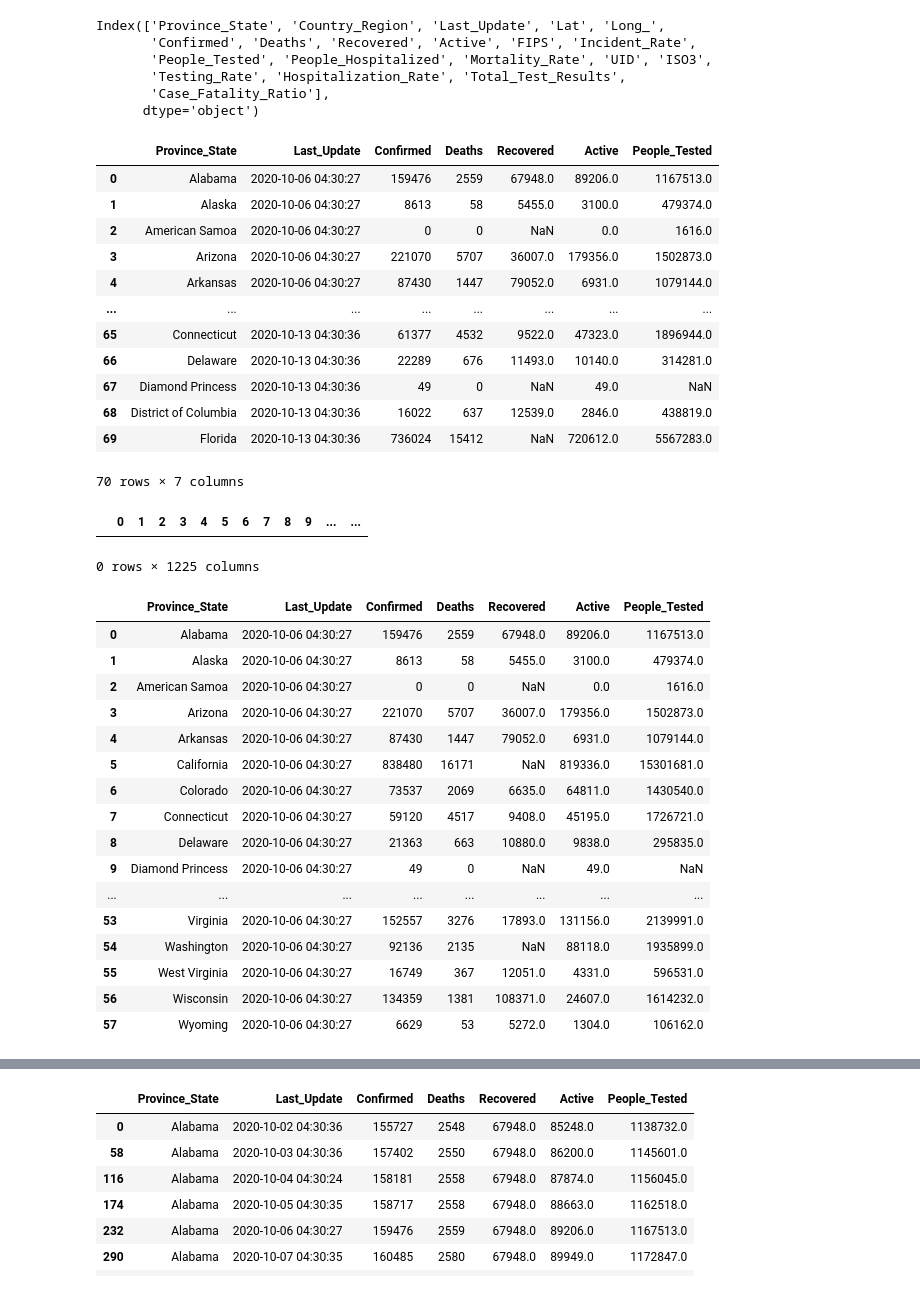
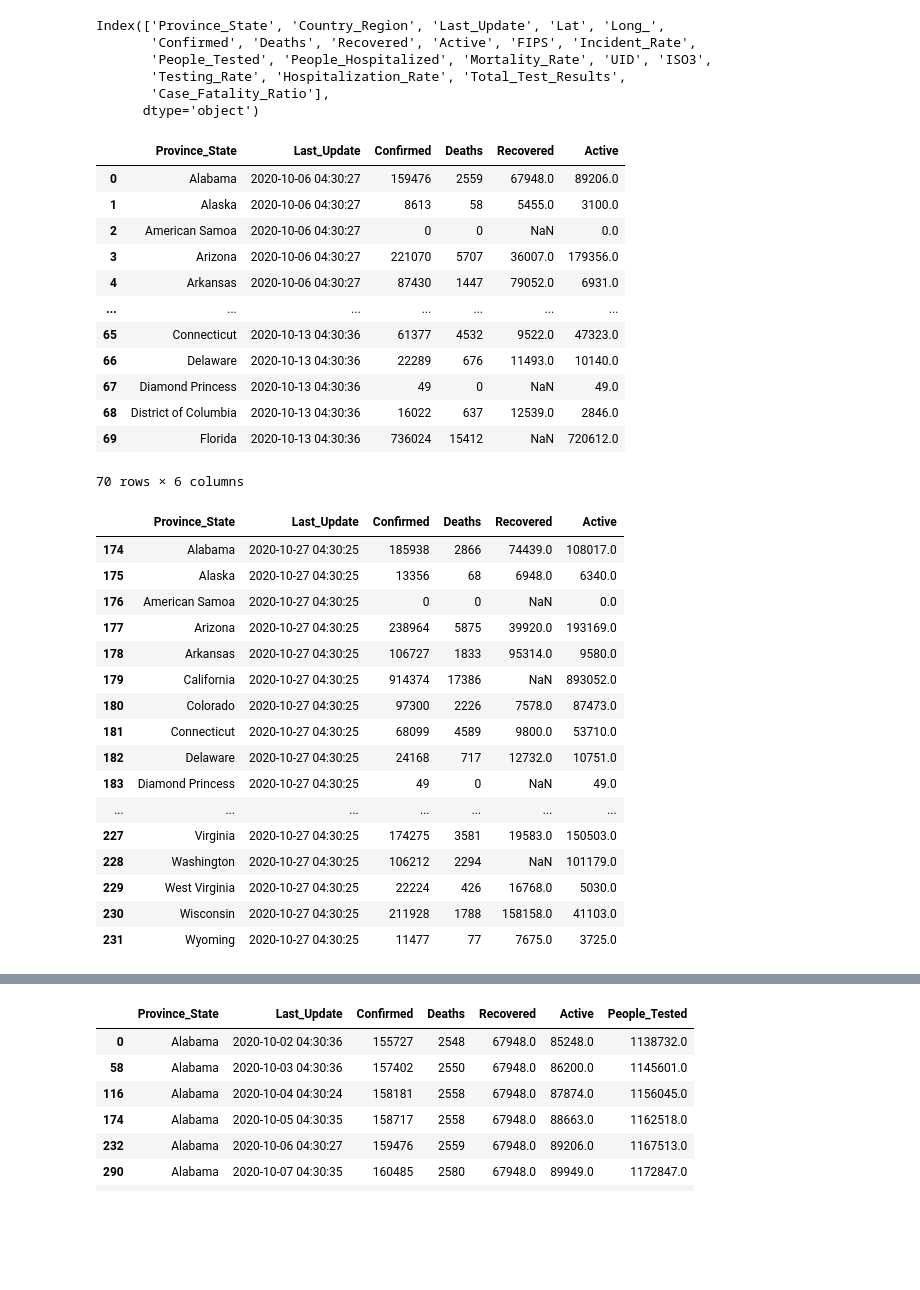
Before and after one commit to kfield1/Project-Covid, a Jupyter notebook: Cases .ipynb, the cells around one changed output, grey strips where cells are left out. Cells and saved outputs as stored; diff of their text form; code cells hidden in the pictures; blank space fills up the shorter version.

```diff
--- a/Cases .ipynb
+++ b/Cases .ipynb
@@ -74,44 +76,42 @@ Index(['Province_State', 'Country_Region', 'Last_Update', 'Lat', 'Long_',
        'Case_Fatality_Ratio'],
       dtype='object')
 # %%
-organized_data_df= us_cases_df [["Province_State","Last_Update","Confirmed","Deaths","Recovered","Active", "People_Tested"]]
+organized_data_df= us_cases_df [["Province_State","Last_Update","Confirmed","Deaths","Recovered","Active"]]
 organized_data_df.head(70)
 # %% [output]
-|  | Province_State | Last_Update | Confirmed | Deaths | Recovered | Active | People_Tested |
-| 0 | Alabama | 2020-10-06 04:30:27 | 159476 | 2559 | 67948.0 | 89206.0 | 1167513.0 |
-| 1 | Alaska | 2020-10-06 04:30:27 | 8613 | 58 | 5455.0 | 3100.0 | 479374.0 |
-| 2 | American Samoa | 2020-10-06 04:30:27 | 0 | 0 | NaN | 0.0 | 1616.0 |
-| 3 | Arizona | 2020-10-06 04:30:27 | 221070 | 5707 | 36007.0 | 179356.0 | 1502873.0 |
-| 4 | Arkansas | 2020-10-06 04:30:27 | 87430 | 1447 | 79052.0 | 6931.0 | 1079144.0 |
-| ... | ... | ... | ... | ... | ... | ... | ... |
-| 65 | Connecticut | 2020-10-13 04:30:36 | 61377 | 4532 | 9522.0 | 47323.0 | 1896944.0 |
-| 66 | Delaware | 2020-10-13 04:30:36 | 22289 | 676 | 11493.0 | 10140.0 | 314281.0 |
-| 67 | Diamond Princess | 2020-10-13 04:30:36 | 49 | 0 | NaN | 49.0 | NaN |
-| 68 | District of Columbia | 2020-10-13 04:30:36 | 16022 | 637 | 12539.0 | 2846.0 | 438819.0 |
-| 69 | Florida | 2020-10-13 04:30:36 | 736024 | 15412 | NaN | 720612.0 | 5567283.0 |
+|  | Province_State | Last_Update | Confirmed | Deaths | Recovered | Active |
+| 0 | Alabama | 2020-10-06 04:30:27 | 159476 | 2559 | 67948.0 | 89206.0 |
+| 1 | Alaska | 2020-10-06 04:30:27 | 8613 | 58 | 5455.0 | 3100.0 |
+| 2 | American Samoa | 2020-10-06 04:30:27 | 0 | 0 | NaN | 0.0 |
+| 3 | Arizona | 2020-10-06 04:30:27 | 221070 | 5707 | 36007.0 | 179356.0 |
+| 4 | Arkansas | 2020-10-06 04:30:27 | 87430 | 1447 | 79052.0 | 6931.0 |
+| ... | ... | ... | ... | ... | ... | ... |
+| 65 | Connecticut | 2020-10-13 04:30:36 | 61377 | 4532 | 9522.0 | 47323.0 |
+| 66 | Delaware | 2020-10-13 04:30:36 | 22289 | 676 | 11493.0 | 10140.0 |
+| 67 | Diamond Princess | 2020-10-13 04:30:36 | 49 | 0 | NaN | 49.0 |
+| 68 | District of Columbia | 2020-10-13 04:30:36 | 16022 | 637 | 12539.0 | 2846.0 |
+| 69 | Florida | 2020-10-13 04:30:36 | 736024 | 15412 | NaN | 720612.0 |
-70 rows × 7 columns
+70 rows × 6 columns
 # %%
-organized_data_df[(organized_data_df["Last_Update"]=="2020-10-06 04:30:27")|(organized_data_df["Last_Update"]=="2020-10-13 04:30:36 ")|(organized_data_df["Last_Update"]=="2020-10-20 04:30:29 ")|(organized_data_df["Last_Update"]=="2020-10-27 04:30:25")|(organized_data_df["Last_Update"]=="2020-11-03 06:00:57")|(organized_data_df["Last_Update"]=="2020-11-10 04:30:36")]|(organized_data_df["Last_Update"]=="2020-11-17 04:30:36")|(organized_data_df["Last_Update"]=="2020-11-24 04:30:36")|(organized_data_df["Last_Update"]=="2020-12-01 04:30:36")|(organized_data_df["Last_Update"]=="2020-12-0804:30:36 ")|(organized_data_df["Last_Update"]=="2020-12-15 04:30:36")|(organized_data_df["Last_Update"]=="2020-12-2204:30:36 ")|(organized_data_df["Last_Update"]=="2020-12-29 04:30:36")|(organized_data_df["Last_Update"]=="2021-01-0504:30:36" )|(organized_data_df["Last_Update"]=="2021-01-12 04:30:36")|(organized_data_df["Last_Update"]=="2021-01-19 04:30:36")|(organized_data_df["Last_Update"]=="2021-01-26 04:30:36")|(organized_data_df["Last_Update"]=="2021-02-02 04:30:36")|(organized_data_df["Last_Update"]=="2021-02-09 04:30:36")|(organized_data_df["Last_Update"]=="2021-02-16 04:30:36")|(organized_data_df["Last_Update"]=="2021-02-2304:30:36")
+#organized_data_df[(organized_data_df["Last_Update"]=="2020-10-06 04:30:27")|(organized_data_df["Last_Update"]=="2020-10-13 04:30:36 ")|(organized_data_df["Last_Update"]=="2020-10-20 04:30:29 ")|(organized_data_df["Last_Update"]=="2020-10-27 04:30:25")|(organized_data_df["Last_Update"]=="2020-11-03 06:00:57")|(organized_data_df["Last_Update"]=="2020-11-10 04:30:36")]|(organized_data_df["Last_Update"]=="2020-11-17 04:30:36")|(organized_data_df["Last_Update"]=="2020-11-24 04:30:36")|(organized_data_df["Last_Update"]=="2020-12-01 04:30:36")|(organized_data_df["Last_Update"]=="2020-12-0804:30:36 ")|(organized_data_df["Last_Update"]=="2020-12-15 04:30:36")|(organized_data_df["Last_Update"]=="2020-12-2204:30:36 ")|(organized_data_df["Last_Update"]=="2020-12-29 04:30:36")|(organized_data_df["Last_Update"]=="2021-01-0504:30:36" )|(organized_data_df["Last_Update"]=="2021-01-12 04:30:36")|(organized_data_df["Last_Update"]=="2021-01-19 04:30:36")|(organized_data_df["Last_Update"]=="2021-01-26 04:30:36")|(organized_data_df["Last_Update"]=="2021-02-02 04:30:36")|(organized_data_df["Last_Update"]=="2021-02-09 04:30:36")|(organized_data_df["Last_Update"]=="2021-02-16 04:30:36")|(organized_data_df["Last_Update"]=="2021-02-2304:30:36")
-# %% [output]
-|  | 0 | 1 | 2 | 3 | 4 | 5 | 6 | 7 | 8 | 9 | ... | ... |
-0 rows × 1225 columns
 # %%
-organized_data_df[(organized_data_df["Last_Update"]=="2020-10-06 04:30:27")]
+oct_27_df=organized_data_df[(organized_data_df["Last_Update"]=="2020-10-27 04:30:25")]
+oct_27_df
 # %% [output]
-|  | Province_State | Last_Update | Confirmed | Deaths | Recovered | Active | People_Tested |
-| 0 | Alabama | 2020-10-06 04:30:27 | 159476 | 2559 | 67948.0 | 89206.0 | 1167513.0 |
-| 1 | Alaska | 2020-10-06 04:30:27 | 8613 | 58 | 5455.0 | 3100.0 | 479374.0 |
-| 2 | American Samoa | 2020-10-06 04:30:27 | 0 | 0 | NaN | 0.0 | 1616.0 |
-| 3 | Arizona | 2020-10-06 04:30:27 | 221070 | 5707 | 36007.0 | 179356.0 | 1502873.0 |
-| 4 | Arkansas | 2020-10-06 04:30:27 | 87430 | 1447 | 79052.0 | 6931.0 | 1079144.0 |
-| 5 | California | 2020-10-06 04:30:27 | 838480 | 16171 | NaN | 819336.0 | 15301681.0 |
-| 6 | Colorado | 2020-10-06 04:30:27 | 73537 | 2069 | 6635.0 | 64811.0 | 1430540.0 |
-| 7 | Connecticut | 2020-10-06 04:30:27 | 59120 | 4517 | 9408.0 | 45195.0 | 1726721.0 |
-| 8 | Delaware | 2020-10-06 04:30:27 | 21363 | 663 | 10880.0 | 9838.0 | 295835.0 |
-| 9 | Diamond Princess | 2020-10-06 04:30:27 | 49 | 0 | NaN | 49.0 | NaN |
-| ... | ... | ... | ... | ... | ... | ... | ... |
-| 53 | Virginia | 2020-10-06 04:30:27 | 152557 | 3276 | 17893.0 | 131156.0 | 2139991.0 |
-| 54 | Washington | 2020-10-06 04:30:27 | 92136 | 2135 | NaN | 88118.0 | 1935899.0 |
-| 55 | West Virginia | 2020-10-06 04:30:27 | 16749 | 367 | 12051.0 | 4331.0 | 596531.0 |
-| 56 | Wisconsin | 2020-10-06 04:30:27 | 134359 | 1381 | 108371.0 | 24607.0 | 1614232.0 |
-| 57 | Wyoming | 2020-10-06 04:30:27 | 6629 | 53 | 5272.0 | 1304.0 | 106162.0 |
+|  | Province_State | Last_Update | Confirmed | Deaths | Recovered | Active |
+| 174 | Alabama | 2020-10-27 04:30:25 | 185938 | 2866 | 74439.0 | 108017.0 |
+| 175 | Alaska | 2020-10-27 04:30:25 | 13356 | 68 | 6948.0 | 6340.0 |
+| 176 | American Samoa | 2020-10-27 04:30:25 | 0 | 0 | NaN | 0.0 |
+| 177 | Arizona | 2020-10-27 04:30:25 | 238964 | 5875 | 39920.0 | 193169.0 |
+| 178 | Arkansas | 2020-10-27 04:30:25 | 106727 | 1833 | 95314.0 | 9580.0 |
+| 179 | California | 2020-10-27 04:30:25 | 914374 | 17386 | NaN | 893052.0 |
+| 180 | Colorado | 2020-10-27 04:30:25 | 97300 | 2226 | 7578.0 | 87473.0 |
+| 181 | Connecticut | 2020-10-27 04:30:25 | 68099 | 4589 | 9800.0 | 53710.0 |
+| 182 | Delaware | 2020-10-27 04:30:25 | 24168 | 717 | 12732.0 | 10751.0 |
+| 183 | Diamond Princess | 2020-10-27 04:30:25 | 49 | 0 | NaN | 49.0 |
+| ... | ... | ... | ... | ... | ... | ... |
+| 227 | Virginia | 2020-10-27 04:30:25 | 174275 | 3581 | 19583.0 | 150503.0 |
+| 228 | Washington | 2020-10-27 04:30:25 | 106212 | 2294 | NaN | 101179.0 |
+| 229 | West Virginia | 2020-10-27 04:30:25 | 22224 | 426 | 16768.0 | 5030.0 |
+| 230 | Wisconsin | 2020-10-27 04:30:25 | 211928 | 1788 | 158158.0 | 41103.0 |
+| 231 | Wyoming | 2020-10-27 04:30:25 | 11477 | 77 | 7675.0 | 3725.0 |
```
Also changed, not shown: parts of 15 cells of this notebook.
